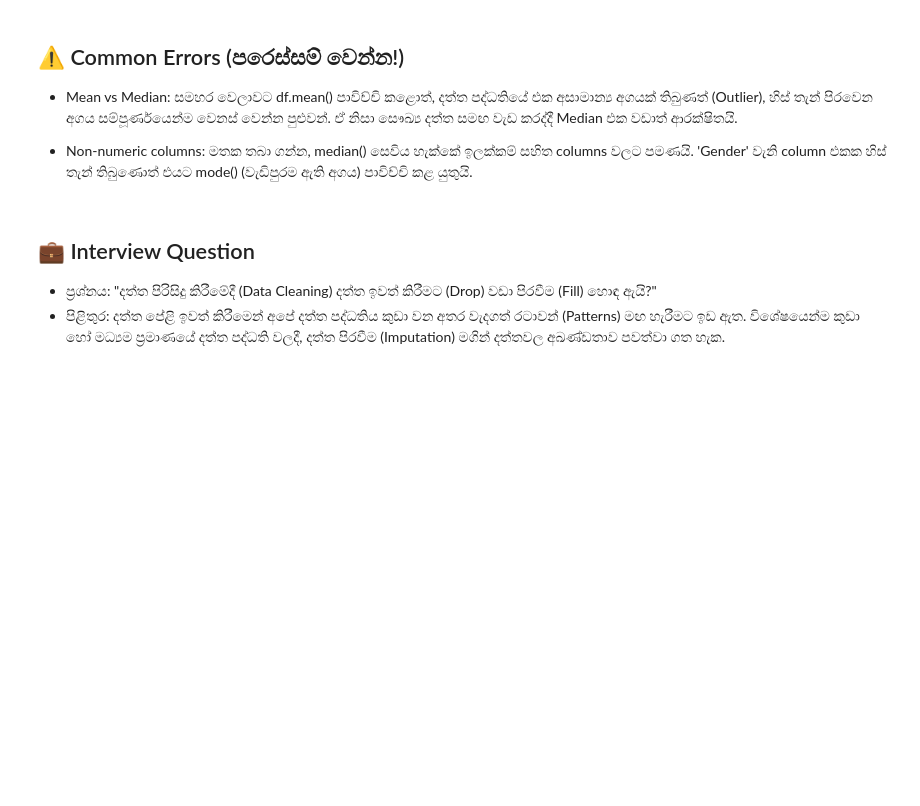
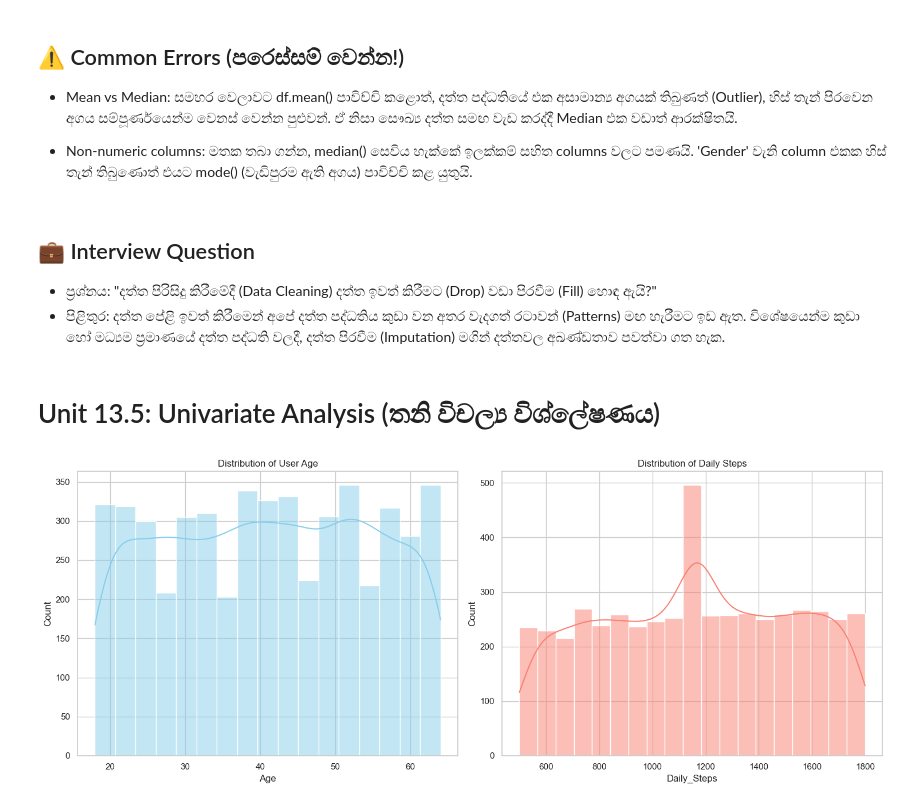
Before and after one commit to Dhanuwa856/Aura-Fitness-EDA, a Jupyter notebook: notebooks/loading_data.ipynb, the cells around one changed output. Cells and saved outputs as stored; diff of their text form; code cells hidden in the pictures; blank space fills up the shorter version.

Commit message:
feat: perform univariate analysis on age and daily steps columns

```diff
--- a/notebooks/loading_data.ipynb
+++ b/notebooks/loading_data.ipynb
@@ -164,3 +164,5 @@ dtype: int64
 ## 💼 Interview Question
 - ප්‍රශ්නය: "දත්ත පිරිසිදු කිරීමේදී (Data Cleaning) දත්ත ඉවත් කිරීමට (Drop) වඩා පිරවීම (Fill) හොඳ ඇයි?"
 - පිළිතුර: දත්ත පේළි ඉවත් කිරීමෙන් අපේ දත්ත පද්ධතිය කුඩා වන අතර වැදගත් රටාවන් (Patterns) මඟ හැරීමට ඉඩ ඇත. විශේෂයෙන්ම කුඩා හෝ මධ්‍යම ප්‍රමාණයේ දත්ත පද්ධති වලදී, දත්ත පිරවීම (Imputation) මගින් දත්තවල අඛණ්ඩතාව පවත්වා ගත හැක.
+# %% [markdown]
+# Unit 13.5: Univariate Analysis (තනි විචල්‍ය විශ්ලේෂණය)
@@ -166,0 +172,20 @@ dtype: int64
+# %%
+# ප්‍රස්ථාර ඇඳීමට style එකක් set කරමු
+sns.set_theme(style="whitegrid")
+# ප්‍රස්ථාර දෙකක් එකට ඇඳීම (Subplots)
+plt.figure(figsize=(15,6))
+
+# 1. Age Distribution (Histogram with KDE)
+plt.subplot(1,2,1)
+sns.histplot(df['Age'], kde=True, color='skyblue')
+plt.title('Distribution of User Age')
+
+# 2. Daily Steps Distribution
+plt.subplot(1,2,2)
+sns.histplot(df['Daily_Steps'], kde=True, color='salmon')
+plt.title('Distribution of Daily Steps')
+
+plt.tight_layout()
+plt.show()
+# %% [output]
+[figure, added]
```
Also changed, not shown: parts of 1 cell of this notebook.
